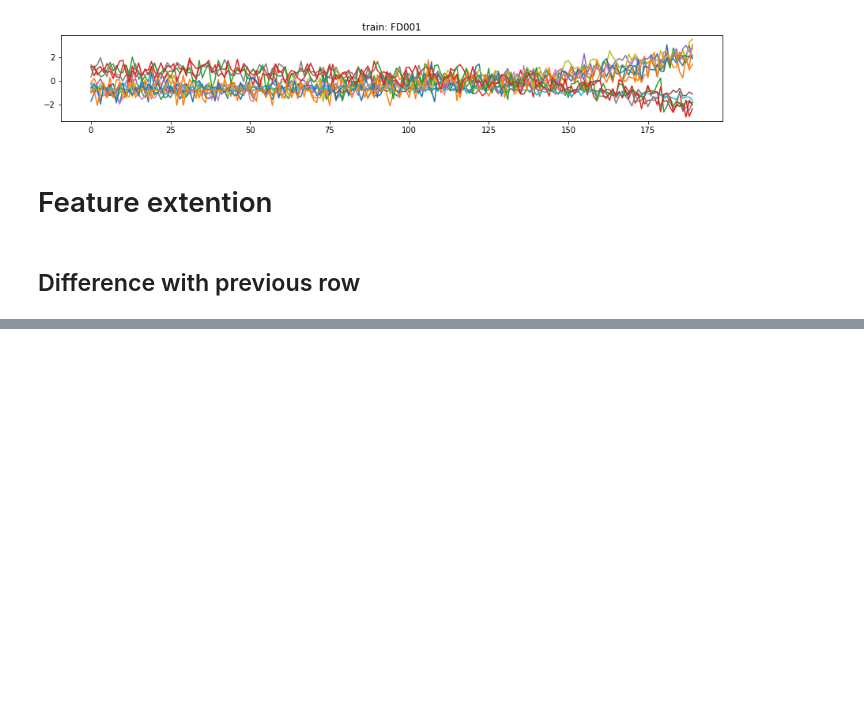
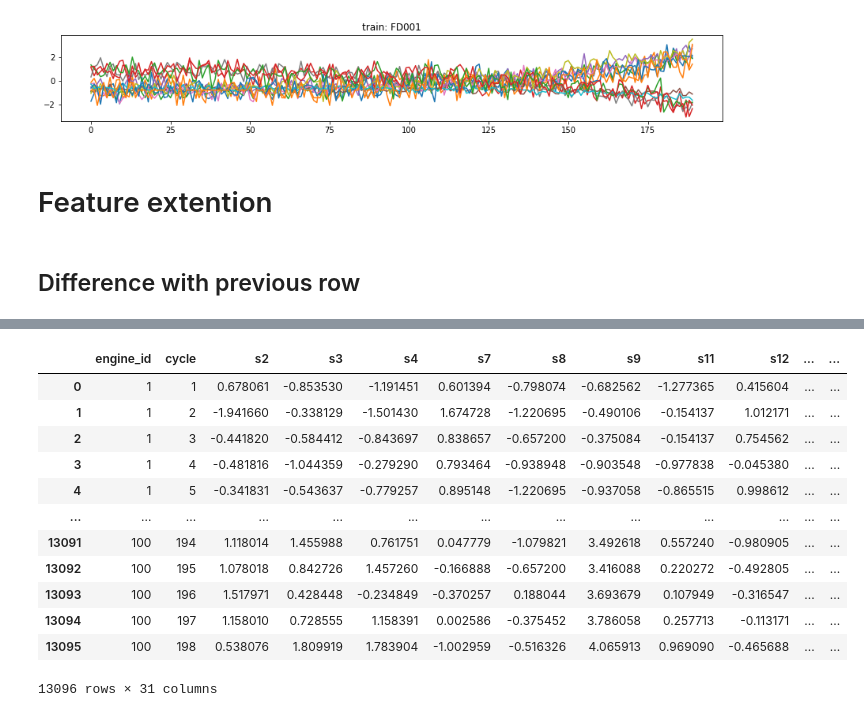
Before and after one commit to gaoyuting21/gaoyuting, a Jupyter notebook: Untitled.ipynb, the cells around one changed output, grey strips where cells are left out. Cells and saved outputs as stored; diff of their text form; code cells hidden in the pictures; blank space fills up the shorter version.

```diff
--- a/Untitled.ipynb
+++ b/Untitled.ipynb
@@ -249,0 +263,22 @@ for j in range(len(s2)):
+# %%
+for i in range(len(sensor_name)):
+    sensor_name_temp = sensor_name[i]
+    diff = cal_diff(test_FD001,sensor_name=sensor_name_temp)
+    name = sensor_name_temp+'_diff'
+    test_FD001[name] = diff
+# %%
+test_FD001
+# %% [output]
+|  | engine_id | cycle | s2 | s3 | s4 | s7 | s8 | s9 | s11 | s12 | ... | ... |
+| 0 | 1 | 1 | 0.678061 | -0.853530 | -1.191451 | 0.601394 | -0.798074 | -0.682562 | -1.277365 | 0.415604 | ... | ... |
+| 1 | 1 | 2 | -1.941660 | -0.338129 | -1.501430 | 1.674728 | -1.220695 | -0.490106 | -0.154137 | 1.012171 | ... | ... |
+| 2 | 1 | 3 | -0.441820 | -0.584412 | -0.843697 | 0.838657 | -0.657200 | -0.375084 | -0.154137 | 0.754562 | ... | ... |
+| 3 | 1 | 4 | -0.481816 | -1.044359 | -0.279290 | 0.793464 | -0.938948 | -0.903548 | -0.977838 | -0.045380 | ... | ... |
+| 4 | 1 | 5 | -0.341831 | -0.543637 | -0.779257 | 0.895148 | -1.220695 | -0.937058 | -0.865515 | 0.998612 | ... | ... |
+| ... | ... | ... | ... | ... | ... | ... | ... | ... | ... | ... | ... | ... |
+| 13091 | 100 | 194 | 1.118014 | 1.455988 | 0.761751 | 0.047779 | -1.079821 | 3.492618 | 0.557240 | -0.980905 | ... | ... |
+| 13092 | 100 | 195 | 1.078018 | 0.842726 | 1.457260 | -0.166888 | -0.657200 | 3.416088 | 0.220272 | -0.492805 | ... | ... |
+| 13093 | 100 | 196 | 1.517971 | 0.428448 | -0.234849 | -0.370257 | 0.188044 | 3.693679 | 0.107949 | -0.316547 | ... | ... |
+| 13094 | 100 | 197 | 1.158010 | 0.728555 | 1.158391 | 0.002586 | -0.375452 | 3.786058 | 0.257713 | -0.113171 | ... | ... |
+| 13095 | 100 | 198 | 0.538076 | 1.809919 | 1.783904 | -1.002959 | -0.516326 | 4.065913 | 0.969090 | -0.465688 | ... | ... |
+13096 rows × 31 columns
```
Also changed, not shown: parts of 18 cells of this notebook.
